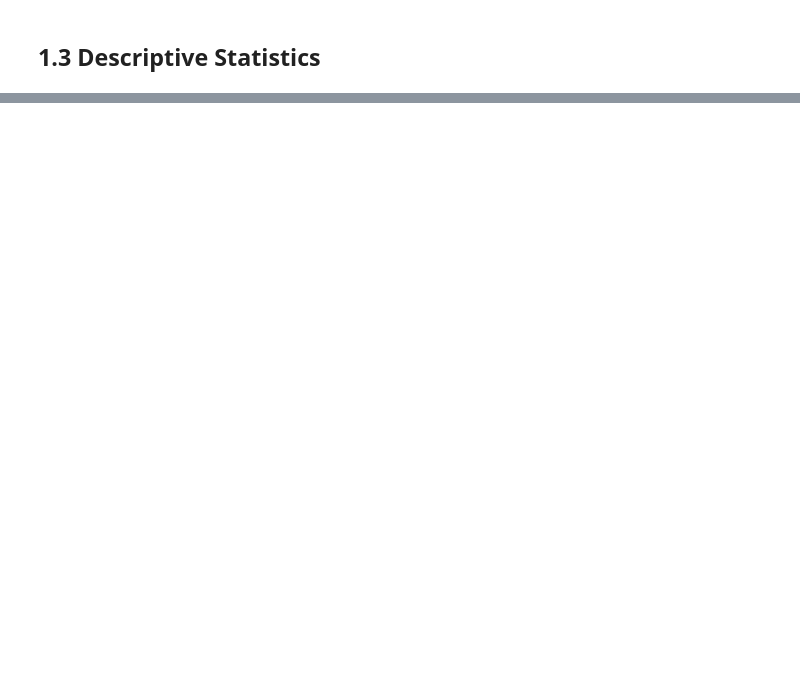
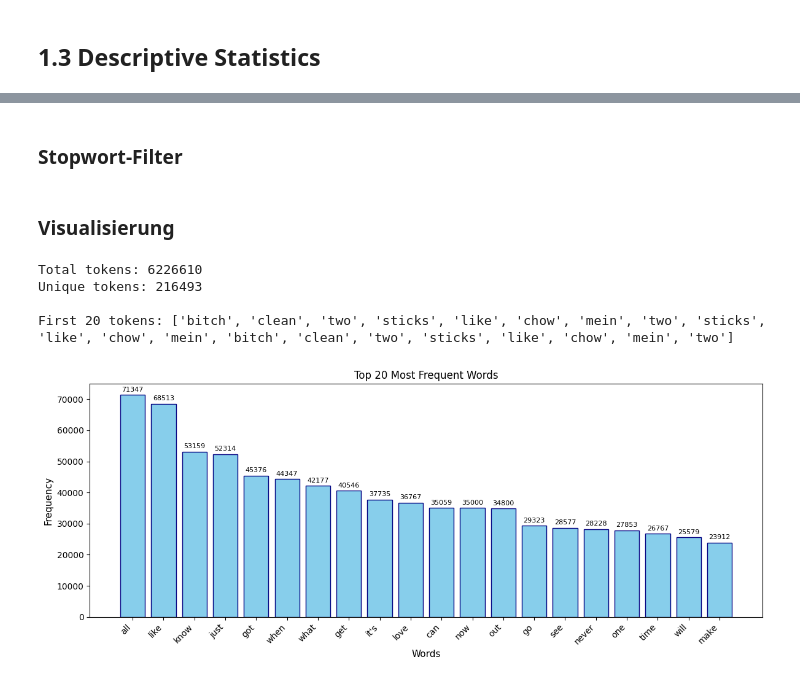
Before and after one commit to selina080701/Text-Analytics-Project, a Jupyter notebook: statistical-analysis.ipynb, the cells around one changed output, grey strips where cells are left out. Cells and saved outputs as stored; diff of their text form; code cells hidden in the pictures; blank space fills up the shorter version.

Commit message:
Tokenization + Ngram

```diff
--- a/statistical-analysis.ipynb
+++ b/statistical-analysis.ipynb
@@ -61,0 +82,56 @@ plt.show()
+# %% [markdown]
+### Stopwort-Filter
+# %%
+STOPWORDS = {
+    "the","a","an","and","or","but","if","then","so","than","that","those","these","this",
+    "to","of","in","on","for","with","as","at","by","from","into","over","under","up","down",
+    "is","am","are","was","were","be","been","being","do","does","did","doing","have","has","had",
+    "i","you","he","she","it","we","they","me","him","her","us","them","my","your","his","its","our","their",
+    "not","no","yes","yeah","y'all","yall","im","i'm","i’d","i'd","i’ll","i'll","youre","you're","dont","don't",
+    "cant","can't","ill","i’ll","id","i'd","ive","i’ve","ya","oh","ooh","la","na","nah"
+}
+
+def filtered_tokens(text):
+    """Tokenisierung + Stopwort-Filter"""
+    tokens = preprocess_text(text)
+    return [t for t in tokens if t not in STOPWORDS and not t.isdigit() and len(t) > 1]
+# %% [markdown]
+### Visualisierung
+# %%
+df["tokens"] = df["lyrics"].apply(filtered_tokens)
+
+# Alle Tokens in einer Liste zusammenfassen
+tokens_per_row = df["tokens"]
+tokens = [t for row in tokens_per_row for t in row]
+
+print(f"Total tokens: {len(tokens)}")
+print(f"Unique tokens: {len(set(tokens))}")
+print(f"\nFirst 20 tokens: {tokens[:20]}")
+def plot_frequency_distribution(tokens, top_n=20):
+    """Plot word frequency distribution"""
+    word_counts = Counter(tokens)
+    most_common = word_counts.most_common(top_n)
+
+    words, counts = zip(*most_common)
+
+    plt.figure(figsize=(12, 5))
+    bars = plt.bar(range(len(words)), counts, color='skyblue', edgecolor='navy')
+    plt.xlabel('Words', fontsize=11)
+    plt.ylabel('Frequency', fontsize=11)
+    plt.title(f'Top {top_n} Most Frequent Words', fontsize=12)
+    plt.xticks(range(len(words)), words, rotation=45, ha='right')
+
+    # Add count labels
+    for i, (bar, count) in enumerate(zip(bars, counts)):
+        plt.text(bar.get_x() + bar.get_width()/2, bar.get_height() + max(counts)*0.01,
+                str(count), ha='center', va='bottom', fontsize=8)
+
+    plt.tight_layout()
+    plt.show()
+plot_frequency_distribution(tokens, top_n=20)
+# %% [output]
+Total tokens: 6226610
+Unique tokens: 216493
+
+First 20 tokens: ['bitch', 'clean', 'two', 'sticks', 'like', 'chow', 'mein', 'two', 'sticks', 'like', 'chow', 'mein', 'bitch', 'clean', 'two', 'sticks', 'like', 'chow', 'mein', 'two']
+[figure, added]
```
Also changed, not shown: parts of 17 cells of this notebook, 4 other files.
